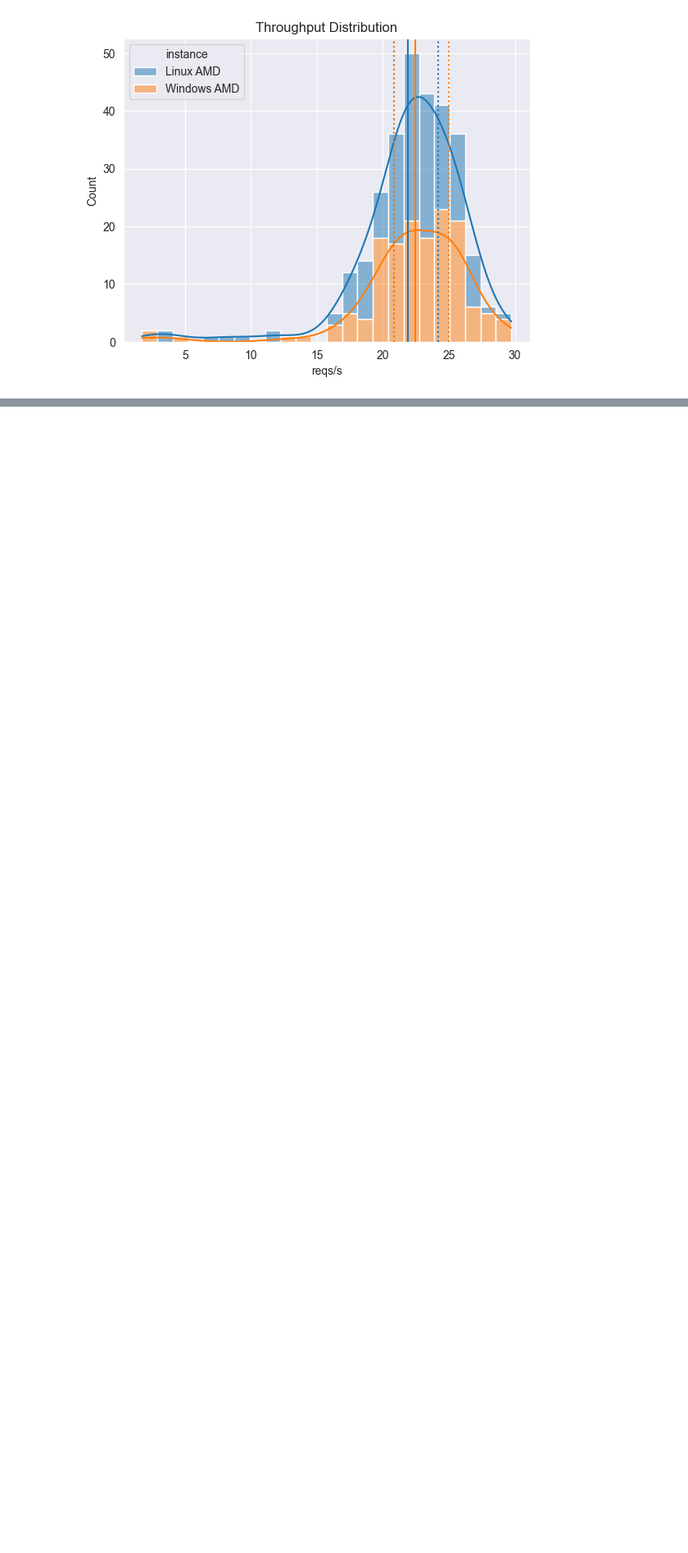
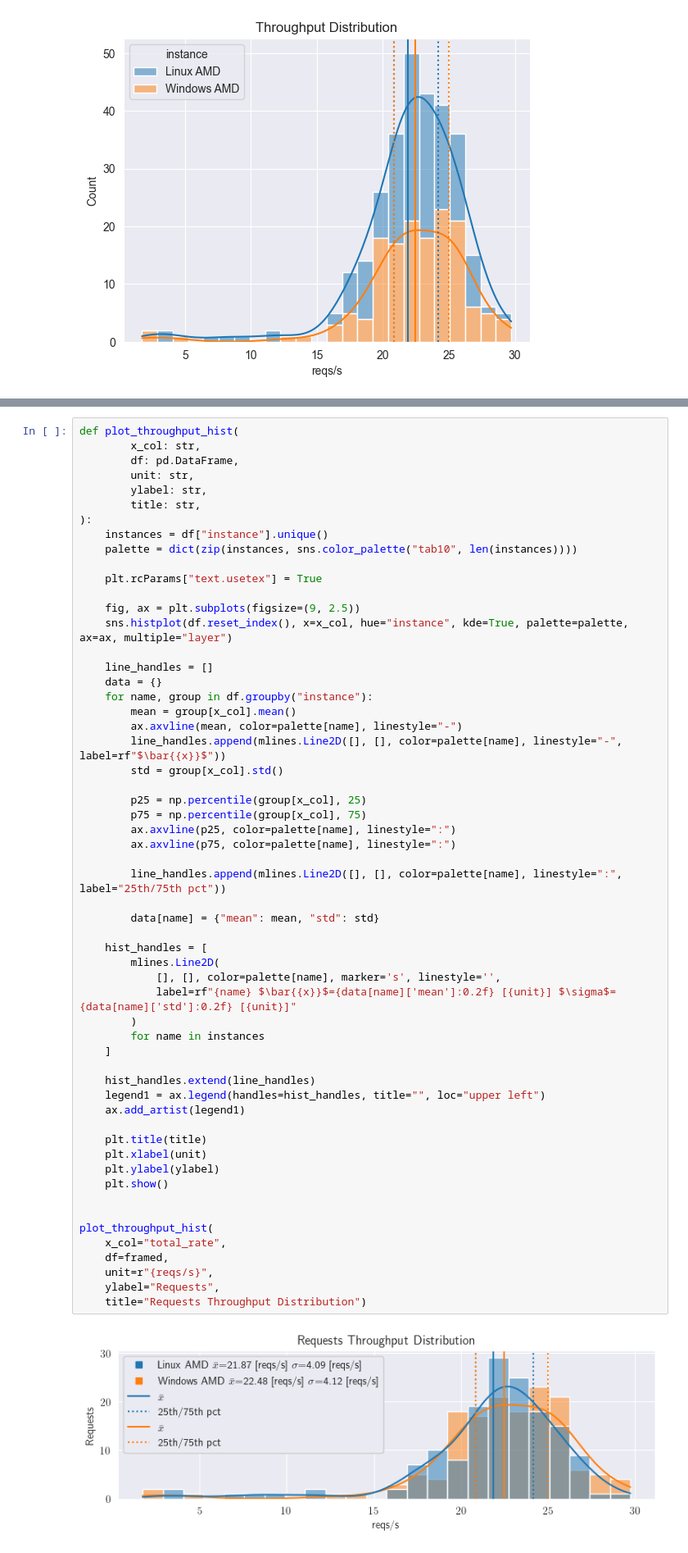
Before and after one commit to epicor-yasuomaidana/metrics-analysis, a Jupyter notebook: Quick Comparison.ipynb, the cells around one changed output, grey strips where cells are left out. Shown: that part at 82% size. Cells and saved outputs as stored; diff of their text form; blank space fills up the shorter version.

Commit message:
Parametrizing histogram plot

```diff
--- a/Quick Comparison.ipynb
+++ b/Quick Comparison.ipynb
@@ -256,4 +257,63 @@ plt.ylabel("Frequency")
 plt.show()
 # %% [output]
 [figure]
+# %%
+def plot_throughput_hist(
+        x_col: str,
+        df: pd.DataFrame,
+        unit: str,
+        ylabel: str,
+        title: str,
+):
+    instances = df["instance"].unique()
+    palette = dict(zip(instances, sns.color_palette("tab10", len(instances))))
+
+    plt.rcParams["text.usetex"] = True
+
+    fig, ax = plt.subplots(figsize=(9, 2.5))
+    sns.histplot(df.reset_index(), x=x_col, hue="instance", kde=True, palette=palette, ax=ax, multiple="layer")
+
+    line_handles = []
+    data = {}
+    for name, group in df.groupby("instance"):
+        mean = group[x_col].mean()
+        ax.axvline(mean, color=palette[name], linestyle="-")
+        line_handles.append(mlines.Line2D([], [], color=palette[name], linestyle="-", label=rf"$\bar{{x}}$"))
+        std = group[x_col].std()
+
+        p25 = np.percentile(group[x_col], 25)
+        p75 = np.percentile(group[x_col], 75)
+        ax.axvline(p25, color=palette[name], linestyle=":")
+        ax.axvline(p75, color=palette[name], linestyle=":")
+
+        line_handles.append(mlines.Line2D([], [], color=palette[name], linestyle=":", label="25th/75th pct"))
+
+        data[name] = {"mean": mean, "std": std}
+
+    hist_handles = [
+        mlines.Line2D(
+            [], [], color=palette[name], marker='s', linestyle='',
+            label=rf"{name} $\bar{{x}}$={data[name]['mean']:0.2f} [{unit}] $\sigma$={data[name]['std']:0.2f} [{unit}]"
+        )
+        for name in instances
+    ]
+
+    hist_handles.extend(line_handles)
+    legend1 = ax.legend(handles=hist_handles, title="", loc="upper left")
+    ax.add_artist(legend1)
+
+    plt.title(title)
+    plt.xlabel(unit)
+    plt.ylabel(ylabel)
+    plt.show()
+
+
+plot_throughput_hist(
+    x_col="total_rate",
+    df=framed,
+    unit=r"{reqs/s}",
+    ylabel="Requests",
+    title="Requests Throughput Distribution")
+# %% [output]
+[figure, added]
 # %%
```
Also changed, not shown: parts of 8 cells of this notebook.
